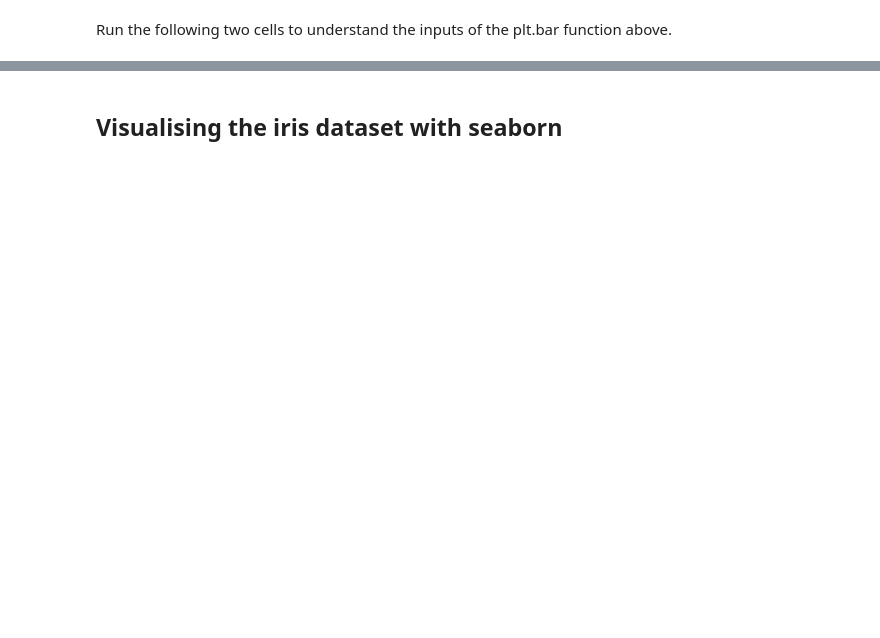
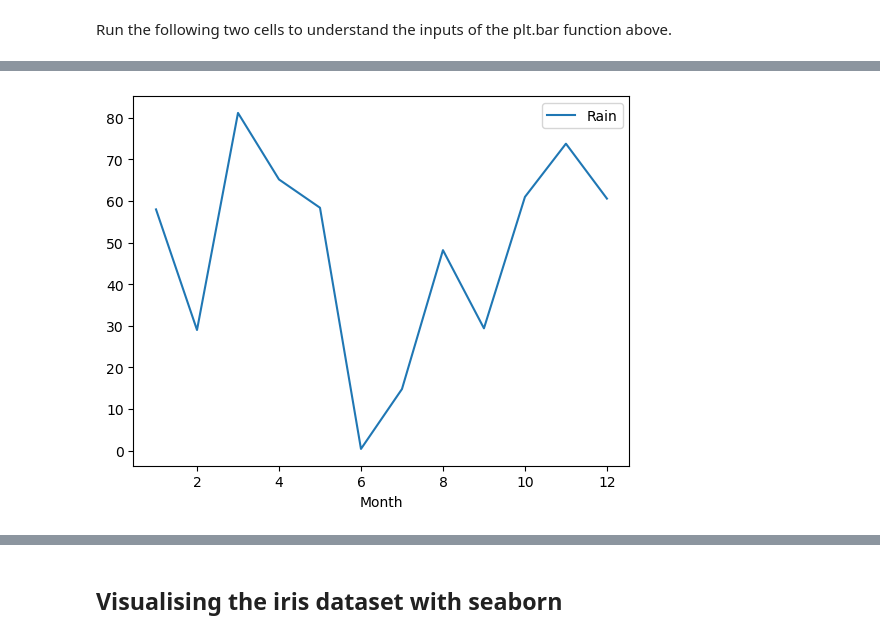
Before and after one commit to tien1807/IOD, a Jupyter notebook: Module 1/Labs 1/IOD_Lab-1.1.1.ipynb, the cells around one changed output, grey strips where cells are left out. Cells and saved outputs as stored; diff of their text form; code cells hidden in the pictures; blank space fills up the shorter version.

```diff
--- a/Module 1/Labs 1/IOD_Lab-1.1.1.ipynb
+++ b/Module 1/Labs 1/IOD_Lab-1.1.1.ipynb
@@ -176,5 +284,7 @@ weather.plot(y=[???], x='Month');
 # %%
 # Plot the rain as above
-weather.???
+weather.plot(y='Rain', x='Month');
+# %% [output]
+[figure, added]
 # %%
 # Plot the sun column
```
Also changed, not shown: parts of 22 cells of this notebook, 4 other files.
